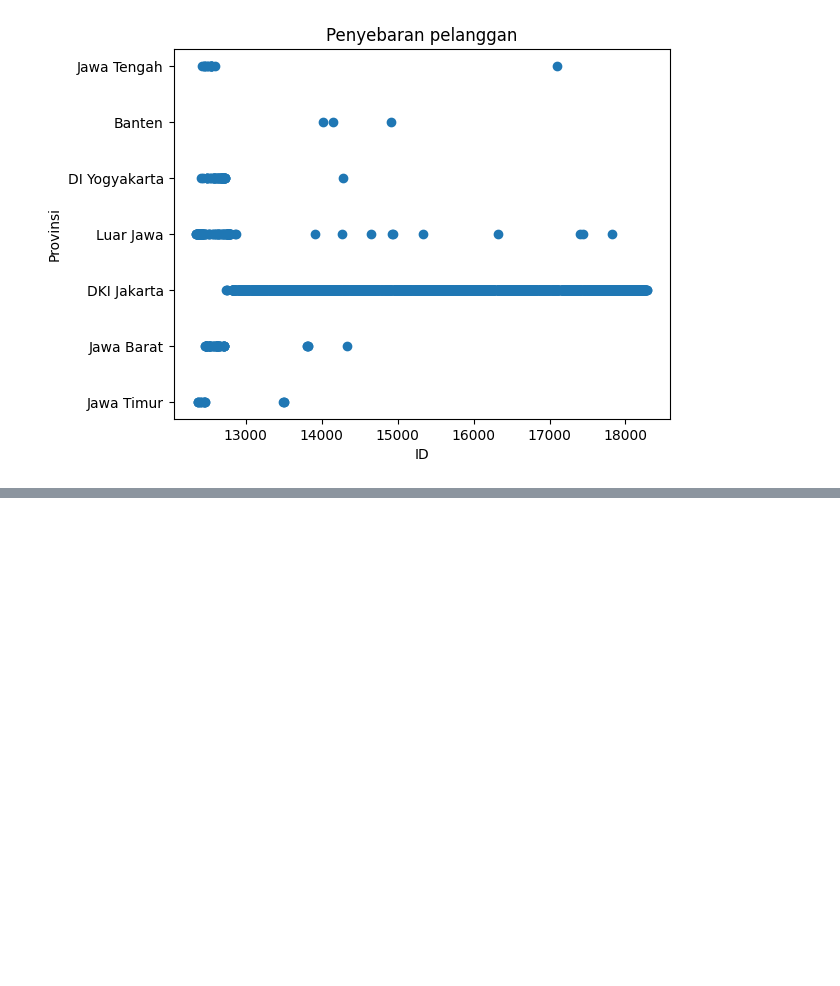
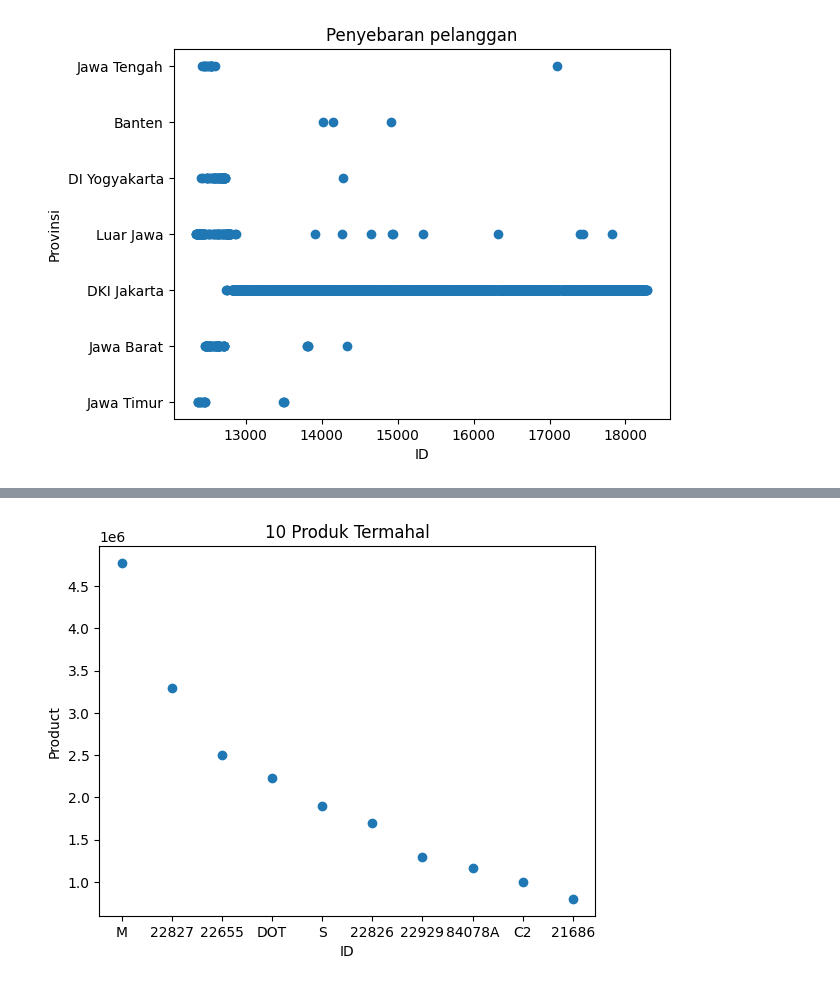
Before and after one commit to BagasSD/uas-bagas-sudam-darmana-vd, a Jupyter notebook: UAS.ipynb, the cells around one changed output, grey strips where cells are left out. Drawn from its saved outputs; the diff is of its cells as text; code cells hidden in the pictures; blank space fills up the shorter version.

```diff
--- a/UAS.ipynb
+++ b/UAS.ipynb
@@ -80,0 +108,5 @@ plt.show()
+# %%
+csv_path = './produk.csv'
+df = pd.read_csv(csv_path)
+df_sorted = df.sort_values('Price', ascending=False)
+df_sorted.head()
@@ -80,0 +120,13 @@ plt.show()
+# %%
+x = df_sorted['id'].astype(str).head(10)
+y = df_sorted['productName'].head(10)
+z = df_sorted['Price'].head(10)
+
+
+plt.scatter(x, z)
+plt.xlabel('ID')
+plt.ylabel('Product')
+plt.title('10 Produk Termahal')
+plt.show()
+# %% [output]
+[figure, added]
```
Also changed, not shown: parts of 11 cells of this notebook.
